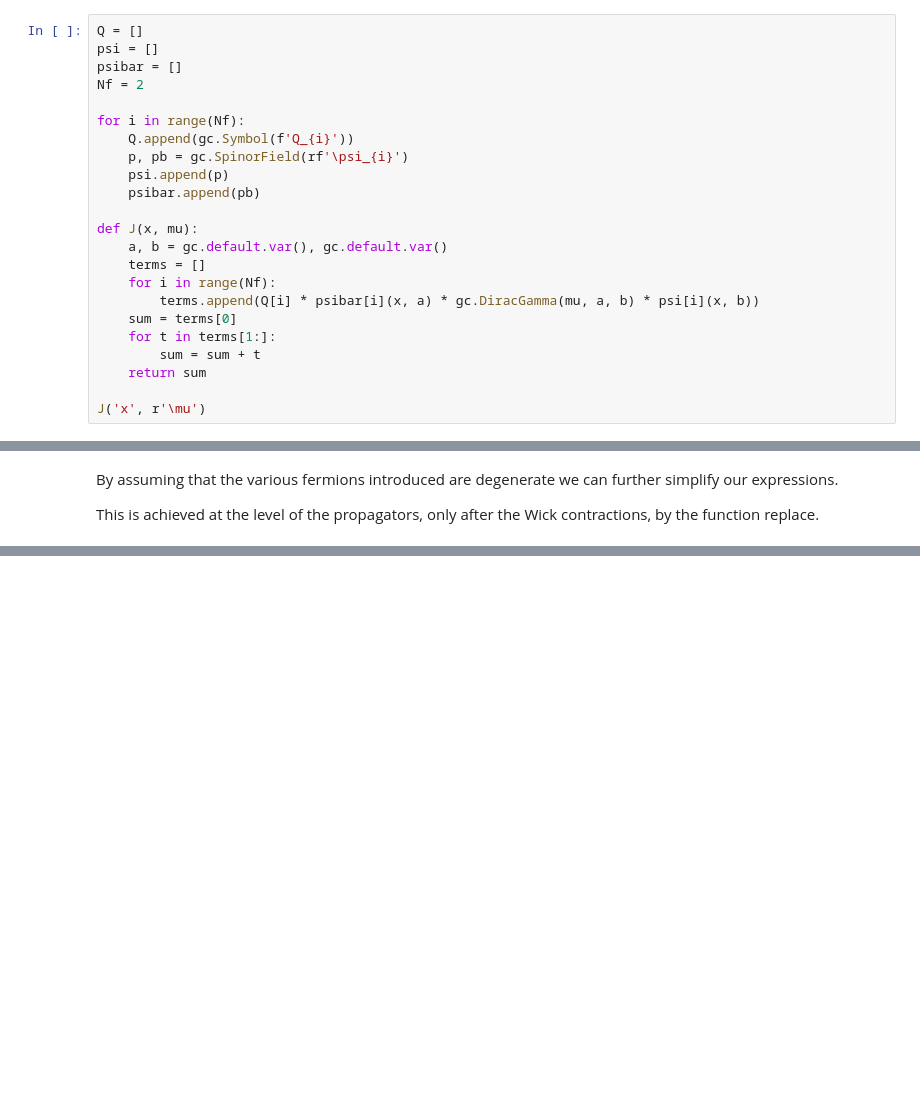
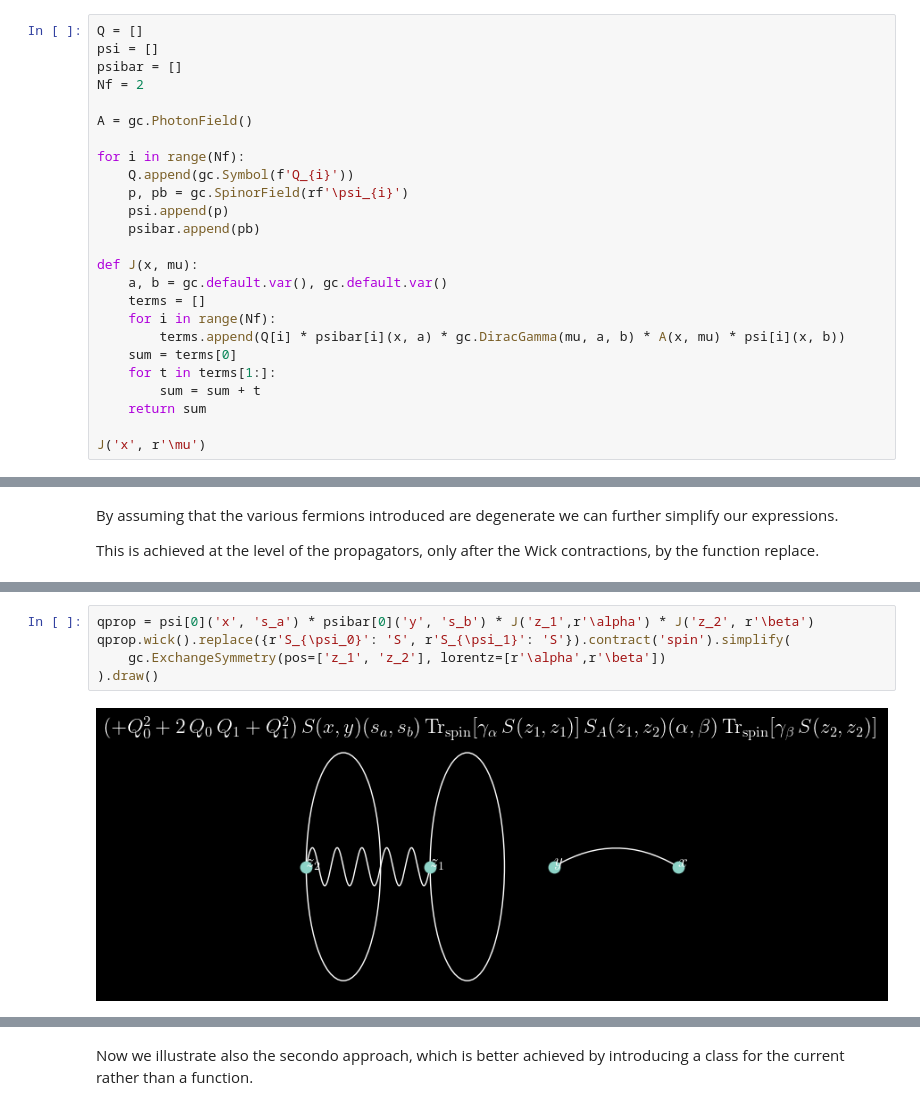
Before and after one commit to mbruno46/giancarlo, a Jupyter notebook: tutorials/fermions.ipynb, the cells around one changed output, grey strips where cells are left out. Cells and saved outputs as stored; diff of their text form; blank space fills up the shorter version.

```diff
--- a/tutorials/fermions.ipynb
+++ b/tutorials/fermions.ipynb
@@ -89,6 +83,8 @@ Q = []
 psi = []
 psibar = []
 Nf = 2
+
+A = gc.PhotonField()
 
 for i in range(Nf):
     Q.append(gc.Symbol(f'Q_{i}'))
@@ -100,7 +96,7 @@ def J(x, mu):
     a, b = gc.default.var(), gc.default.var()
     terms = []
     for i in range(Nf):
-        terms.append(Q[i] * psibar[i](x, a) * gc.DiracGamma(mu, a, b) * psi[i](x, b))
+        terms.append(Q[i] * psibar[i](x, a) * gc.DiracGamma(mu, a, b) * A(x, mu) * psi[i](x, b))
     sum = terms[0]
     for t in terms[1:]:
         sum = sum + t
@@ -162,0 +133,7 @@ qprop.wick().replace({r'S_{\psi_0}': 'S', r'S_{\psi_1}': 'S'}).simplify(*syms).t
+# %%
+qprop = psi[0]('x', 's_a') * psibar[0]('y', 's_b') * J('z_1',r'\alpha') * J('z_2', r'\beta')
+qprop.wick().replace({r'S_{\psi_0}': 'S', r'S_{\psi_1}': 'S'}).contract('spin').simplify(
+    gc.ExchangeSymmetry(pos=['z_1', 'z_2'], lorentz=[r'\alpha',r'\beta'])
+).draw()
+# %% [output]
+[figure, added]
@@ -162,0 +143,2 @@ qprop.wick().replace({r'S_{\psi_0}': 'S', r'S_{\psi_1}': 'S'}).simplify(*syms).t
+# %% [markdown]
+Now we illustrate also the secondo approach, which is better achieved by introducing a class for the current rather than a function.
```
Also changed, not shown: parts of 15 cells of this notebook, 3 other files.
